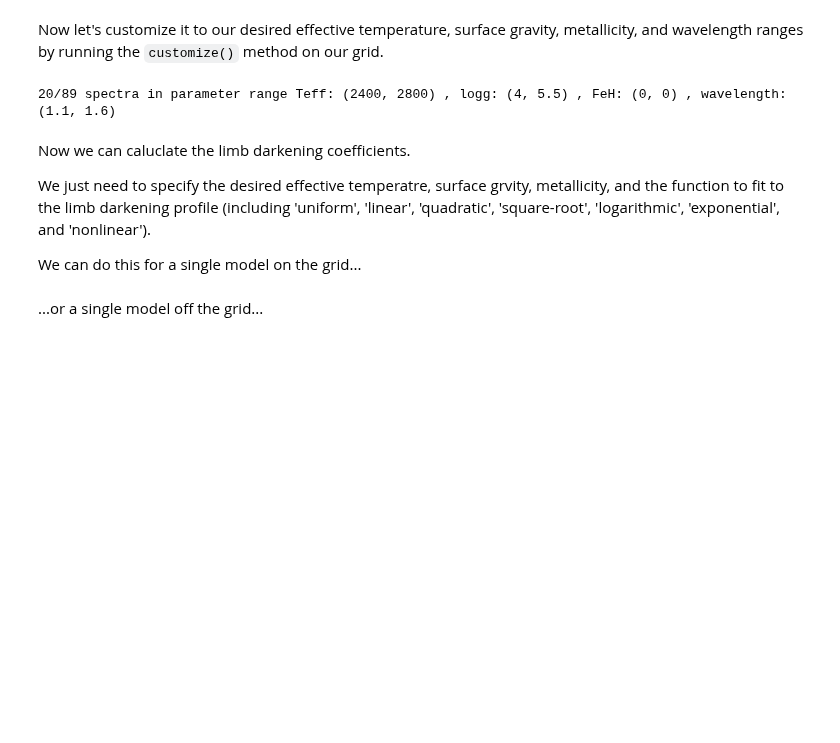
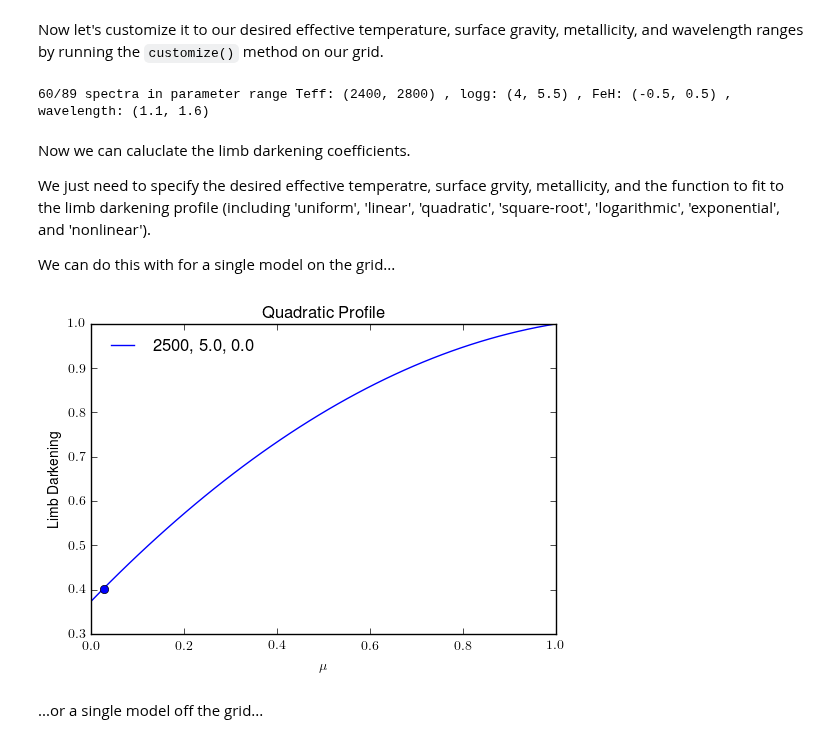
Before and after one commit to ExoCTK/exoctk, a Jupyter notebook: ExoCTK/limb_dark/ldc_demo.ipynb, the cells around one changed output. Saved outputs shown, nothing was run; the diff lists cells and outputs as text; code cells hidden in the pictures; blank space fills up the shorter version.

Commit message:
Added ImportError catch and implemented plots and grid test in ldc() function.

```diff
--- a/ExoCTK/limb_dark/ldc_demo.ipynb
+++ b/ExoCTK/limb_dark/ldc_demo.ipynb
@@ -44,18 +44,20 @@ Length = 89 rows
 # %% [markdown]
 Now let's customize it to our desired effective temperature, surface gravity, metallicity, and wavelength ranges by running the `customize()` method on our grid.
 # %%
-grid.customize(teff_range=(2400,2800), logg_range=(4,5.5), FeH_range=(0,0), wavelength_range=(1.1,1.6))
+grid.customize(Teff_rng=(2400,2800), logg_rng=(4,5.5), FeH_rng=(-0.5,0.5), wave_rng=(1.1,1.6))
 # %% [output]
-20/89 spectra in parameter range Teff: (2400, 2800) , logg: (4, 5.5) , FeH: (0, 0) , wavelength: (1.1, 1.6)
+60/89 spectra in parameter range Teff: (2400, 2800) , logg: (4, 5.5) , FeH: (-0.5, 0.5) , wavelength: (1.1, 1.6)
 # %% [markdown]
 Now we can caluclate the limb darkening coefficients.
 
 We just need to specify the desired effective temperatre, surface grvity, metallicity, and the function to fit to the limb darkening profile (including 'uniform', 'linear', 'quadratic', 'square-root', 'logarithmic', 'exponential', and 'nonlinear').
 
-We can do this for a single model on the grid...
+We can do this with for a single model on the grid...
 # %%
 teff, logg, FeH = 2500, 5.0, 0.0
-coeffs, mu, radius = lf.ldc(teff, logg, FeH, grid, 'quadratic')
+coeffs, mu, radius = lf.ldc(teff, logg, FeH, grid, 'quadratic', plot=True)
+# %% [output]
+[figure, added]
 # %% [markdown]
 ...or a single model off the grid...
 # %%
```
Also changed, not shown: parts of 1 cell of this notebook, 3 other files.
